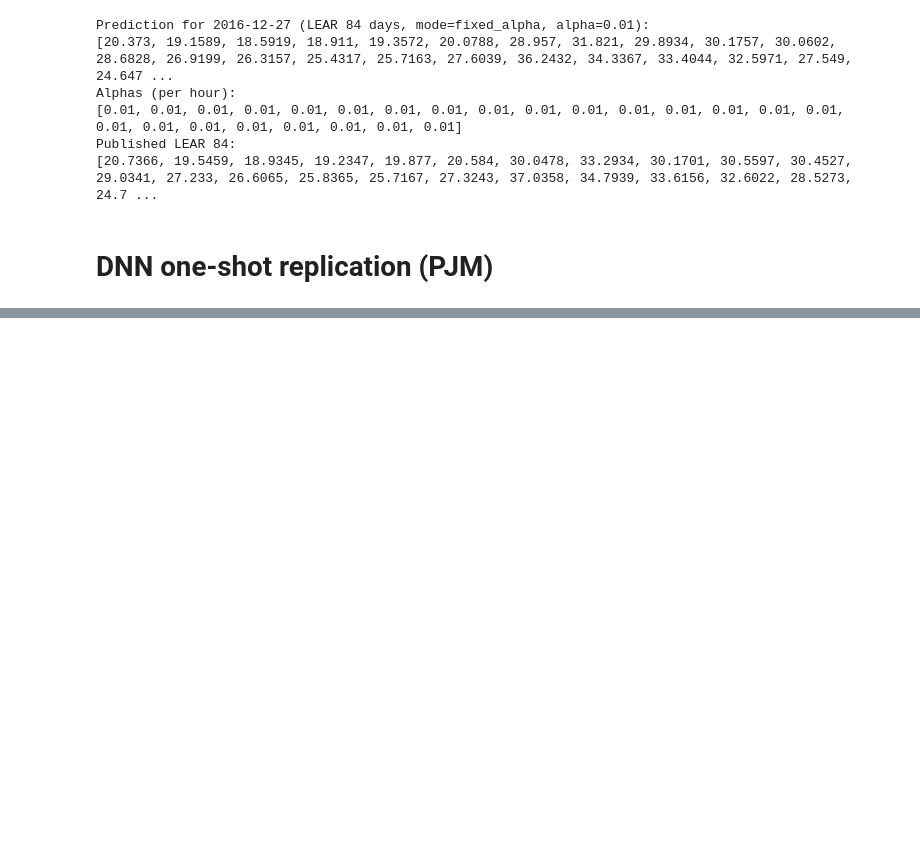
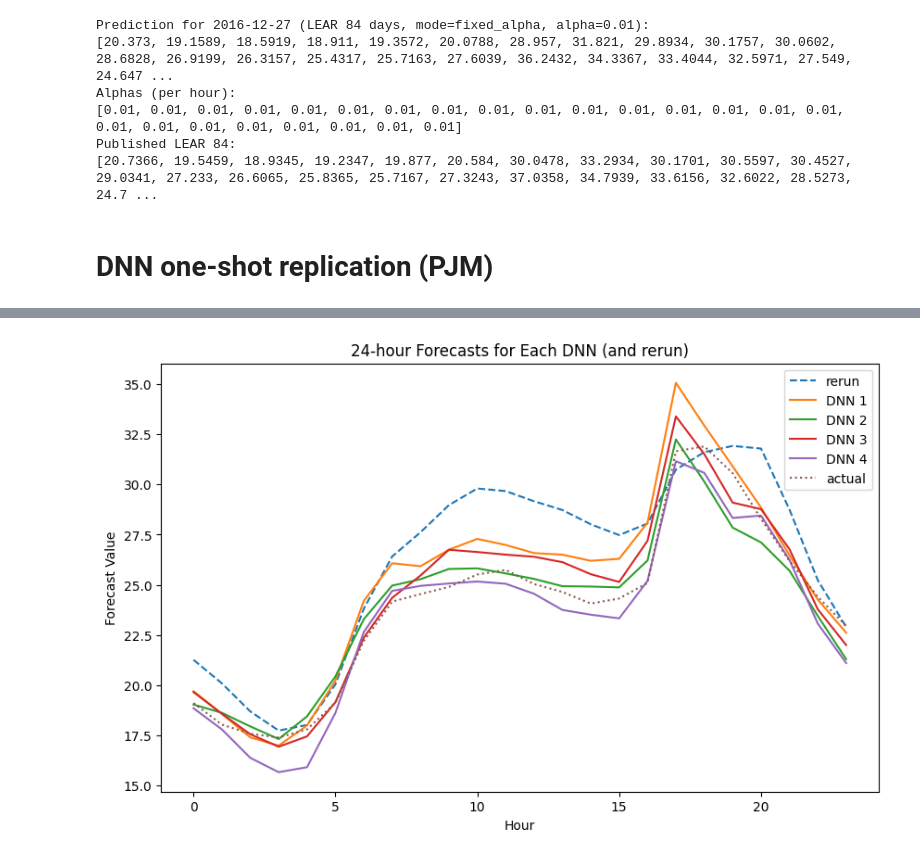
Before and after one commit to llinfeng/epftoolbox, a Jupyter notebook: Notebooks/02_forecasting_oneshot.ipynb, the cells around one changed output, grey strips where cells are left out. Saved outputs shown, nothing was run; the diff lists cells and outputs as text; code cells hidden in the pictures; blank space fills up the shorter version.

```diff
--- a/Notebooks/02_forecasting_oneshot.ipynb
+++ b/Notebooks/02_forecasting_oneshot.ipynb
@@ -205,0 +369,10 @@ Published LEAR 84:
+# %%
+# Now, print out the columns for the chosen date - 2016-12-27
+chosen_date = '2016-12-27'
+# Filter the DataFrame to rows matching the chosen date
+# Filter to rows for the chosen date
+chosen_day_rows = published[published['Unnamed: 0'].str.startswith(chosen_date)]
+# Select only the 'D1' to 'D4' columns and transpose them
+chosen_day_d1_to_d4_transposed = chosen_day_rows[["DNN 1", "DNN 2", "DNN 3", "DNN 4"]].transpose()
+# Print all columns for that day
+chosen_day_d1_to_d4_transposed
@@ -205,0 +386,28 @@ Published LEAR 84:
+# %%
+import pandas as pd
+df_PJM = pd.read_csv('datasets/hourly_data_all_markets.csv')
+df_PJM = df_PJM[df_PJM['mkt'] == 'PJM']
+actual_value = df_PJM[pd.to_datetime(df_PJM['DateTime']).dt.date == pd.to_datetime('2016-12-27').date()]['Price'].values.tolist()
+# %%
+import pandas as pd
+
+dataLabels = ['rerun', 'DNN 1', 'DNN 2', 'DNN 3', 'DNN 4', 'actual']
+styling_of_plots = ['--', '-', '-', '-', '-', ':']  # Last one distinctly dotted for 'actual'
+df = pd.DataFrame([
+    forecast_dnn.iloc[0].values.tolist(),
+    *chosen_day_d1_to_d4_transposed.values.tolist(),
+    actual_value
+], index=dataLabels)
+# %%
+import matplotlib.pyplot as plt
+
+plt.figure(figsize=(10, 6))
+for i, (idx, row) in enumerate(df.iterrows()):
+    plt.plot(row.values, label=idx, linestyle=styling_of_plots[i])
+plt.xlabel("Hour")
+plt.ylabel("Forecast Value")
+plt.title("24-hour Forecasts for Each DNN (and rerun)")
+plt.legend()
+plt.show()
+# %% [output]
+[figure, added]
```
Also changed, not shown: parts of 8 cells of this notebook, 2 other files.
